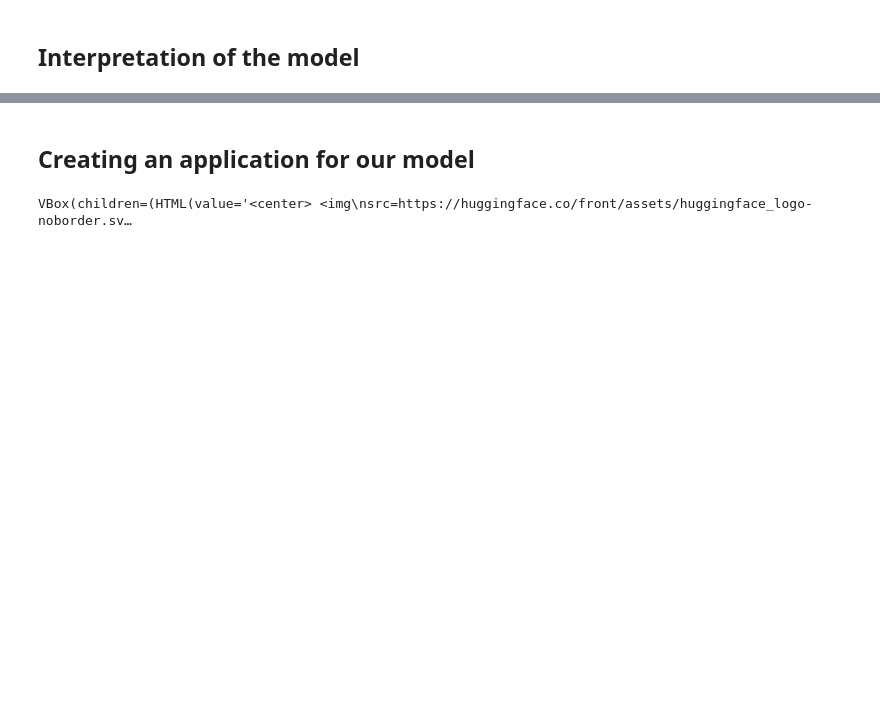
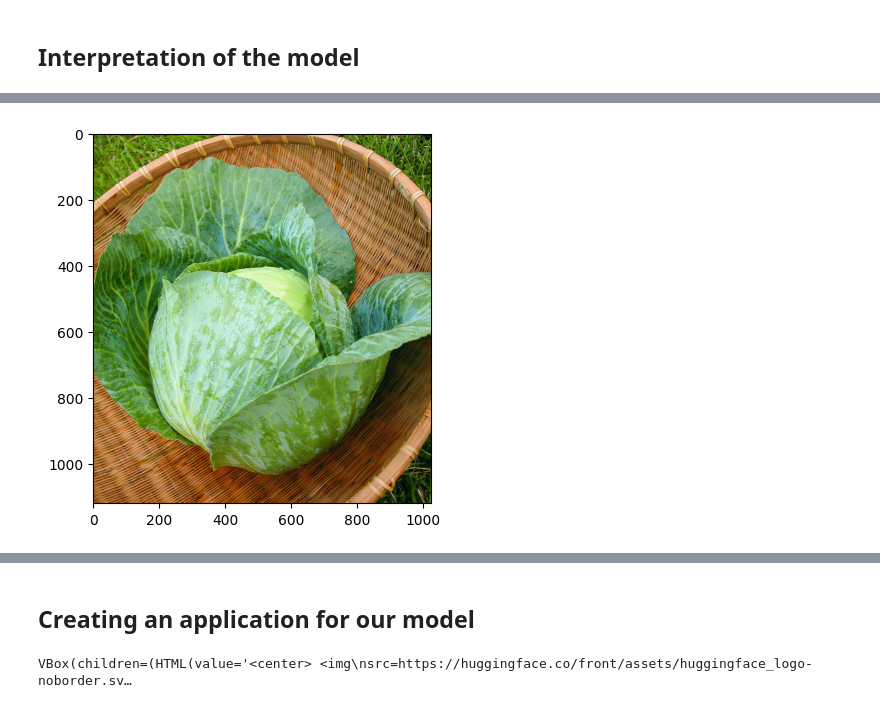
Before and after one commit to Elina-Filatova/image-classifier-deep-learning, a Jupyter notebook: training_model.ipynb, the cells around one changed output, grey strips where cells are left out. Cells and saved outputs as stored; diff of their text form; code cells hidden in the pictures; blank space fills up the shorter version.

```diff
--- a/training_model.ipynb
+++ b/training_model.ipynb
@@ -212,0 +189,7 @@ learn_inf.predict('Docknet/test/docks/1038_31199_2068.jpg')
+# %%
+import matplotlib.pyplot as plt
+img_1 = plt.imread(testPath/'cabbage/Image_1.jpg')
+plt.imshow(img_1)
+plt.show()
+# %% [output]
+[figure, added]
```
Also changed, not shown: parts of 28 cells of this notebook.
